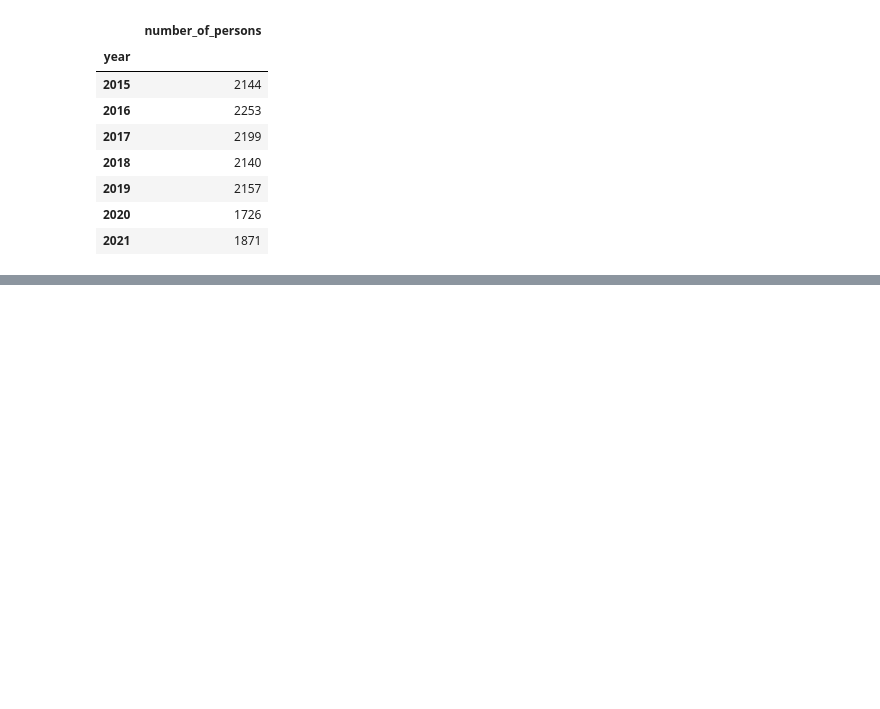
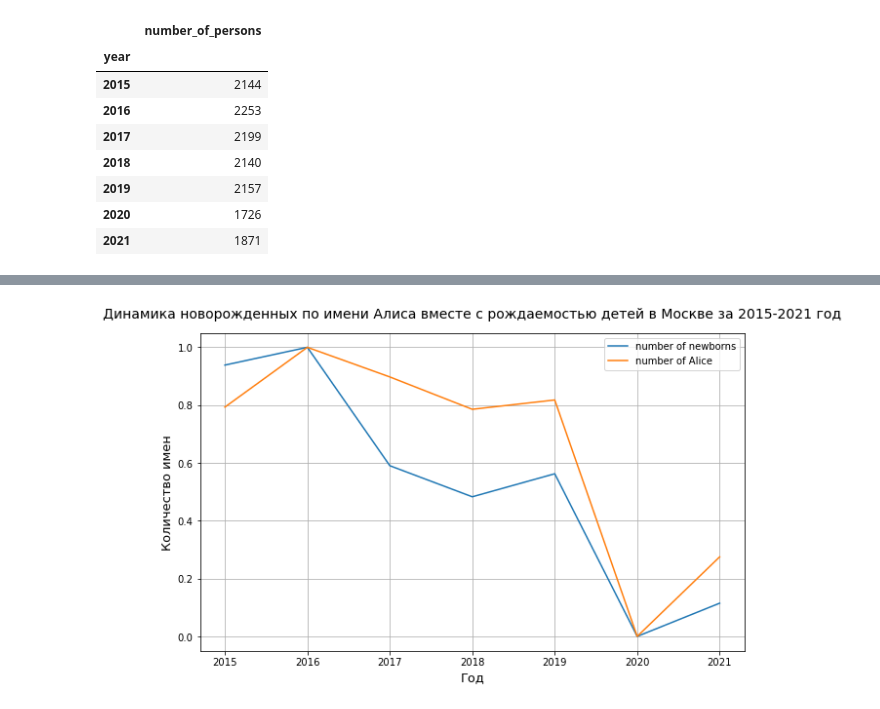
Before and after one commit to yanapiskovaya/Column-and-Alice, a Jupyter notebook: Alice.ipynb, the cells around one changed output, grey strips where cells are left out. Saved outputs shown, nothing was run; the diff lists cells and outputs as text; code cells hidden in the pictures; blank space fills up the shorter version.

```diff
--- a/Alice.ipynb
+++ b/Alice.ipynb
@@ -110,0 +114,5 @@ array([[<AxesSubplot:title={'center':'number_of_persons'}>]], dtype=object)
+# %%
+data_names = data.groupby('year')\
+.agg({'number_of_persons':'sum'})
+data_names = data_names.iloc[0:7] #берем данные без 2022 года, так как имеются данные только за первую половину 2022 г.
+data_names
@@ -110,0 +131,4 @@ array([[<AxesSubplot:title={'center':'number_of_persons'}>]], dtype=object)
+# %%
+#объединим нужные данные в 1 таблицу для дальнейшего масштабирования
+all_data = data_names.merge(data_Alice, on='year')
+all_data
@@ -110,0 +145,8 @@ array([[<AxesSubplot:title={'center':'number_of_persons'}>]], dtype=object)
+# %%
+min_max_scaler = preprocessing.MinMaxScaler(feature_range=(0,1))
+
+np_scaled = min_max_scaler.fit_transform(all_data)
+all_data_scaling = pd.DataFrame(np_scaled)
+# %%
+#при масштабировании слетают названия колонок, можно их переименовать обратно
+all_data_scaling.rename(columns={0:'number_newborn', 1: 'number_Alice'}, inplace=True)
@@ -110,0 +165,14 @@ array([[<AxesSubplot:title={'center':'number_of_persons'}>]], dtype=object)
+# %%
+plt.figure(figsize=(10,6))
+sns.lineplot(data = all_data_scaling, x = 'year', y = 'number_newborn', label = 'number of newborns')
+sns.lineplot(data = all_data_scaling, x = 'year',  y = 'number_Alice', label = 'number of Alice')
+plt.xlabel('Год', fontsize=13)
+plt.ylabel('Количество имен', fontsize=13)
+plt.title('Динамика новорожденных по имени Алиса вместе с рождаемостью детей в Москве за 2015-2021 год',
+          fontsize=14,
+          pad='15')
+plt.legend()
+plt.grid(True)
+plt.show()
+# %% [output]
+[figure, added]
```
Also changed, not shown: parts of 17 cells of this notebook.
